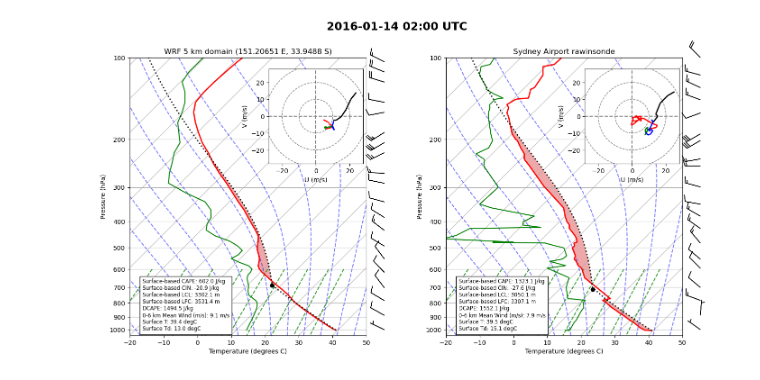
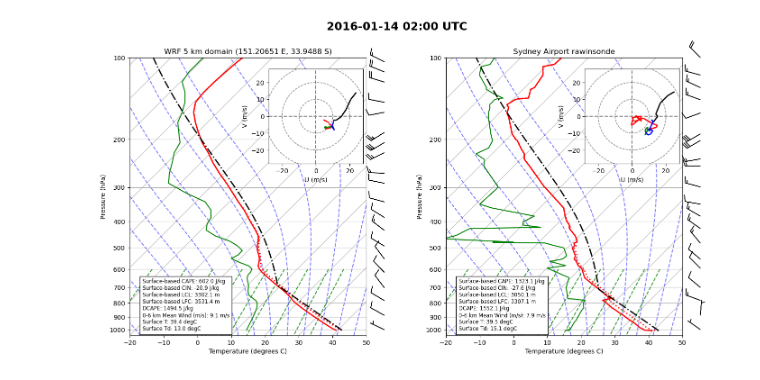
Before and after one commit to andrewbrown31/wrf_output_analysis, a Jupyter notebook: plot_soundings.ipynb, the cells around one changed output. Drawn from its saved outputs; the diff is of its cells as text; code cells hidden in the pictures.

Commit message:
Virtual temperature

```diff
--- a/plot_soundings.ipynb
+++ b/plot_soundings.ipynb
@@ -159,6 +159,9 @@ def calc_params(pres, hght, tmpc, dwpc, u, v):
 
 def plot_skewT_wrf(fig, index, nrows, ncols, tc, hgt, p, plog, td, u, ulog, v, vlog, title=""):
 
+    #Virtual temp
+    tv = mpcalc.virtual_temperature_from_dewpoint(p, tc, td)
+
     # Grid for plots
     skew = SkewT(fig, rotation=45, subplot=(nrows, ncols, index))
 
@@ -166,6 +169,7 @@ def plot_skewT_wrf(fig, index, nrows, ncols, tc, hgt, p, plog, td, u, ulog, v, v
     # log scaling in Y, as dictated by the typical meteorological plot
 
     skew.plot(p, tc, 'r', lw=2)
+    skew.plot(p, tv, 'r', ls=":", lw=2)
     skew.plot(p, td, 'g')
     skew.plot_barbs(plog,ulog,vlog,plot_units=units.meter_per_second,xloc=1.075)
     skew.ax.set_ylim(1050, 100)
@@ -179,50 +183,38 @@ def plot_skewT_wrf(fig, index, nrows, ncols, tc, hgt, p, plog, td, u, ulog, v, v
     plt.xlabel("Temperature (degrees C)")
     plt.ylabel("Pressure (hPa)")
     plt.title(title)
     plt.text(-33, 650, calc_params(np.array(p), np.array(hgt), np.array(tc), np.array(td), np.array(u), np.array(v)),
         va="top",ha="left",bbox={"ec":"k","fc":"white"},fontsize="small")
 
-    # Calculate LCL height and plot as black dot. Because `p`'s first value is
-    # ~1000 mb and its last value is ~250 mb, the `0` index is selected for
-    # `p`, `T`, and `Td` to lift the parcel from the surface. If `p` was inverted,
-    # i.e. start from low value, 250 mb, to a high value, 1000 mb, the `-1` index
-    # should be selected.
-    t0 = tc[0]
-    td0 = td[0]
-    lcl_pressure, lcl_temperature = mpcalc.lcl(p[0],t0,td0)
-    skew.plot(lcl_pressure, lcl_temperature, 'ko', markerfacecolor='black')
-
-    # Calculate full parcel profile and add to plot as black line
-    prof = mpcalc.parcel_profile(p, t0, td0).to('degC')
-    skew.plot(p, prof, 'k', linewidth=2, ls=":")
-    # pcl = get_pcl(np.array(p), np.array(hgt), np.array(tc), np.array(td), np.array(u), np.array(v), flag=3)
-    # skew.plot(pcl.ptrace, pcl.ttrace, 'k-.', lw=2)
+    # Calculate full parcel profile using Sharppy and add to plot as black line. Note this uses a virtual temperature correction
+    pcl = get_pcl(np.array(p), np.array(hgt), np.array(tc), np.array(td), np.array(u), np.array(v), flag=3)
+    skew.plot(pcl.ptrace, pcl.ttrace, 'k-.', lw=2)
 
     # Shade areas of CAPE and CIN
-    skew.shade_cape(p,tc, prof)
+    # skew.shade_cape(p,tc, prof)
 
     # Good bounds for aspect ratio
     skew.ax.set_xlim(-20, 50)
 
     # Create a hodograph
     #inds = (p>(100*units.hectopascal))
     ax_hod = inset_axes(skew.ax, '40%', '40%', loc=1)
     h = Hodograph(ax_hod, component_range=28.)
     h.add_grid(increment=10)
     h.plot_colormapped(u,v,hgt,intervals=[0,3000,6000,9000,12000],colors=["r","g","b","k"],lw=2)
     plt.xlabel("U (m/s)")
     plt.ylabel("V (m/s)")
 
 #Plot skewT with hodograph and convective diagnostics
 fig = plt.figure(figsize=(16, 8))
 plot_skewT_wrf(fig, 1, 1, 2, tc_wrf_arr, hgt_wrf_arr, p_wrf_arr, p_wrf_logarr, td_wrf_arr, u_wrf_arr, u_wrf_logarr, v_wrf_arr, v_wrf_logarr, title="WRF 5 km domain ("+str(wrf_lon) +" E, "+ str(wrf_lat)[1:] +" S)")
 plot_skewT_wrf(fig, 2, 1, 2, tc_obs_arr, hgt_obs_arr, p_obs_arr, p_obs_logarr, td_obs_arr, u_obs_arr, u_obs_logarr, v_obs_arr, v_obs_logarr, title="Sydney Airport rawinsonde")
 plt.subplots_adjust(wspace=0.3)
 plt.suptitle("2016-01-14 02:00 UTC",fontsize=18,fontweight="bold")
 
 plt.savefig("/home/548/ab4502/working/wrf_output_analysis/20160114_sounding.jpeg",dpi=400)
 # %% [output]
-[figure, old version]
+[figure, new version]
 # %%
 cape = wrf.getvar(wrfout,"cape_2d",missing=0).sel(mcape_mcin_lcl_lfc="mcape")
 # %%
```
Also changed, not shown: parts of 1 cell of this notebook, 1 other file.
